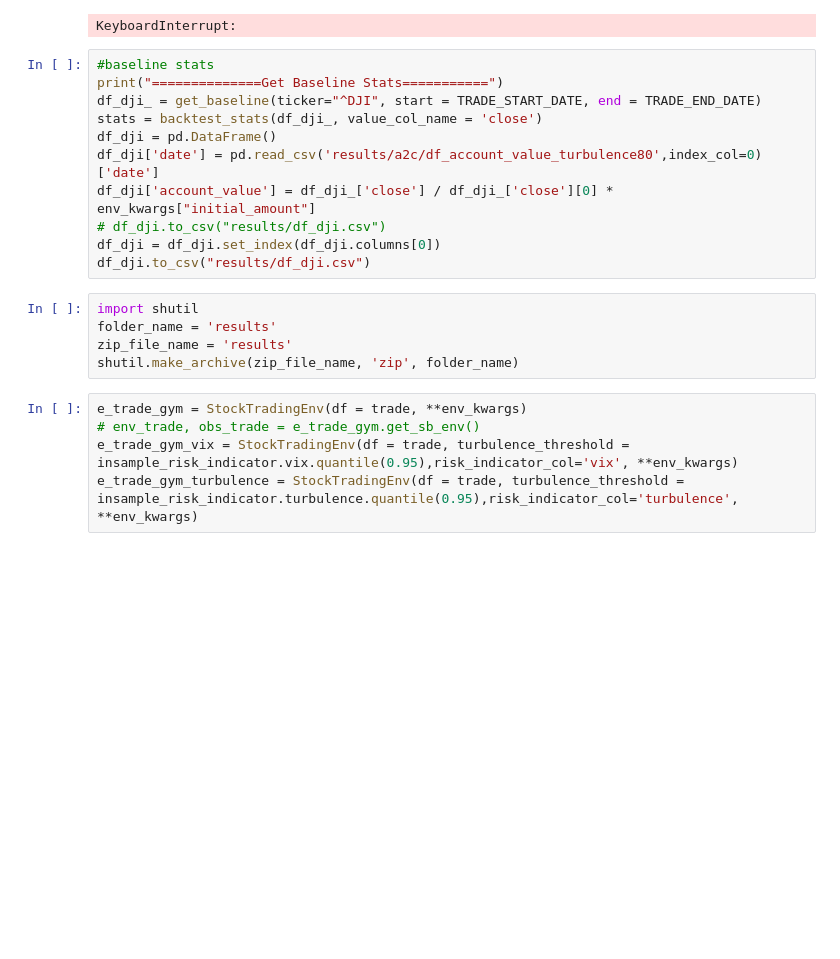
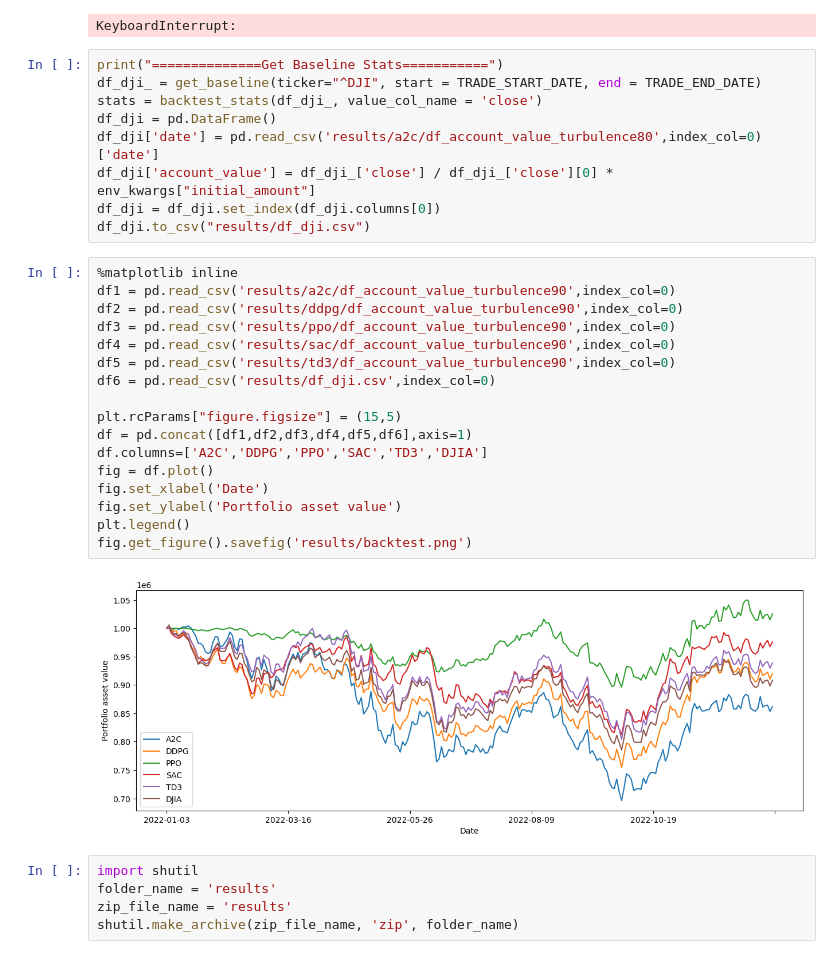
Before and after one commit to CodeArchitecture/FinRL, a Jupyter notebook: Stock_NeurIPS2018_SB3.ipynb, the cells around one changed output. Cells and saved outputs as stored; diff of their text form; blank space fills up the shorter version.

```diff
--- a/Stock_NeurIPS2018_SB3.ipynb
+++ b/Stock_NeurIPS2018_SB3.ipynb
@@ -411,23 +404,35 @@ for i, model_name in enumerate(model_name_list):
 # %% [output]
 KeyboardInterrupt:
 # %%
-#baseline stats
 print("==============Get Baseline Stats===========")
 df_dji_ = get_baseline(ticker="^DJI", start = TRADE_START_DATE, end = TRADE_END_DATE)
 stats = backtest_stats(df_dji_, value_col_name = 'close')
 df_dji = pd.DataFrame()
 df_dji['date'] = pd.read_csv('results/a2c/df_account_value_turbulence80',index_col=0)['date']
 df_dji['account_value'] = df_dji_['close'] / df_dji_['close'][0] * env_kwargs["initial_amount"]
-# df_dji.to_csv("results/df_dji.csv")
 df_dji = df_dji.set_index(df_dji.columns[0])
 df_dji.to_csv("results/df_dji.csv")
+# %%
+%matplotlib inline
+df1 = pd.read_csv('results/a2c/df_account_value_turbulence90',index_col=0)
+df2 = pd.read_csv('results/ddpg/df_account_value_turbulence90',index_col=0)
+df3 = pd.read_csv('results/ppo/df_account_value_turbulence90',index_col=0)
+df4 = pd.read_csv('results/sac/df_account_value_turbulence90',index_col=0)
+df5 = pd.read_csv('results/td3/df_account_value_turbulence90',index_col=0)
+df6 = pd.read_csv('results/df_dji.csv',index_col=0)
+
+plt.rcParams["figure.figsize"] = (15,5)
+df = pd.concat([df1,df2,df3,df4,df5,df6],axis=1)
+df.columns=['A2C','DDPG','PPO','SAC','TD3','DJIA']
+fig = df.plot()
+fig.set_xlabel('Date')
+fig.set_ylabel('Portfolio asset value')
+plt.legend()
+fig.get_figure().savefig('results/backtest.png')
+# %% [output]
+[figure, added]
 # %%
 import shutil
 folder_name = 'results'
 zip_file_name = 'results'
 shutil.make_archive(zip_file_name, 'zip', folder_name)
-# %%
-e_trade_gym = StockTradingEnv(df = trade, **env_kwargs)
-# env_trade, obs_trade = e_trade_gym.get_sb_env()
-e_trade_gym_vix = StockTradingEnv(df = trade, turbulence_threshold = insample_risk_indicator.vix.quantile(0.95),risk_indicator_col='vix', **env_kwargs)
-e_trade_gym_turbulence = StockTradingEnv(df = trade, turbulence_threshold = insample_risk_indicator.turbulence.quantile(0.95),risk_indicator_col='turbulence', **env_kwargs)
```
Also changed, not shown: parts of 16 cells of this notebook.
